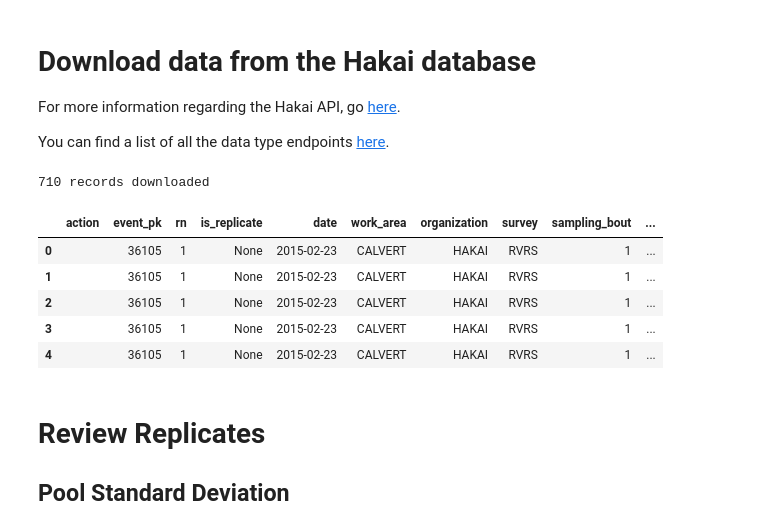
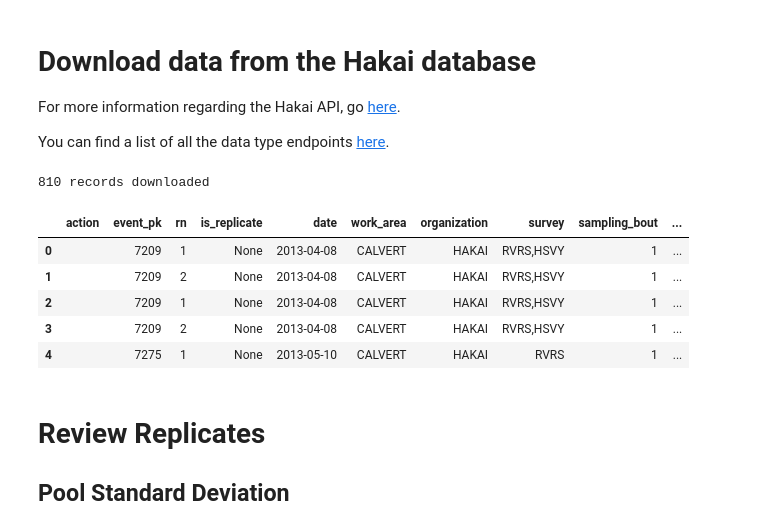
Before and after one commit to HakaiInstitute/process_ocean_timeseries, a Jupyter notebook: notebooks/Hakai-nutrient-qcing-tool.ipynb, the cells around one changed output. Cells and saved outputs as stored; diff of their text form; code cells hidden in the pictures.

```diff
--- a/notebooks/Hakai-nutrient-qcing-tool.ipynb
+++ b/notebooks/Hakai-nutrient-qcing-tool.ipynb
@@ -70,33 +70,33 @@ You can find a list of all the data type endpoints [here](http://hakaiinstitute.
 # %%
 # Let's retrieve the endpoint to retrieve nutrients data:
 endpointUrl = '/eims/views/output/nutrients'
 site_id = 'DFO2'
-start_time = '2015-01-01'
+start_time = '2012-01-01'
 end_time = '2022-06-11'
 # We'll retrieve data only associated with QU39 between January 1st 2019 to January 1st 2020
 filterUrl = 'site_id={0}&collected>{1}&collected<{2}&limit=-1'.format(
     site_id, start_time, end_time
 )
 
 # Get Hakai Data
 #Get Data from Hakai API
 client = Client() # Follow stdout prompts to get an API token
 
 # Make a data request for sampling stations
 url = '%s/%s?%s' % (client.api_root,endpointUrl,filterUrl)
 response = client.get(url)
 df = pd.DataFrame(response.json())
 original_columns = df.columns
 print(str(len(df))+' records downloaded')
 df.head()
 # %% [output]
-710 records downloaded
+810 records downloaded
 |  | action | event_pk | rn | is_replicate | date | work_area | organization | survey | sampling_bout | ... |
-| 0 |  | 36105 | 1 | None | 2015-02-23 | CALVERT | HAKAI | RVRS | 1 | ... |
-| 1 |  | 36105 | 1 | None | 2015-02-23 | CALVERT | HAKAI | RVRS | 1 | ... |
-| 2 |  | 36105 | 1 | None | 2015-02-23 | CALVERT | HAKAI | RVRS | 1 | ... |
-| 3 |  | 36105 | 1 | None | 2015-02-23 | CALVERT | HAKAI | RVRS | 1 | ... |
-| 4 |  | 36105 | 1 | None | 2015-02-23 | CALVERT | HAKAI | RVRS | 1 | ... |
+| 0 |  | 7209 | 1 | None | 2013-04-08 | CALVERT | HAKAI | RVRS,HSVY | 1 | ... |
+| 1 |  | 7209 | 2 | None | 2013-04-08 | CALVERT | HAKAI | RVRS,HSVY | 1 | ... |
+| 2 |  | 7209 | 1 | None | 2013-04-08 | CALVERT | HAKAI | RVRS,HSVY | 1 | ... |
+| 3 |  | 7209 | 2 | None | 2013-04-08 | CALVERT | HAKAI | RVRS,HSVY | 1 | ... |
+| 4 |  | 7275 | 1 | None | 2013-05-10 | CALVERT | HAKAI | RVRS | 1 | ... |
 # %%
 # Let's convert the collected time to a datetime object variable called  time
 #  and extract the from those datetime objects the year and month
```
Also changed, not shown: parts of 8 cells of this notebook.
